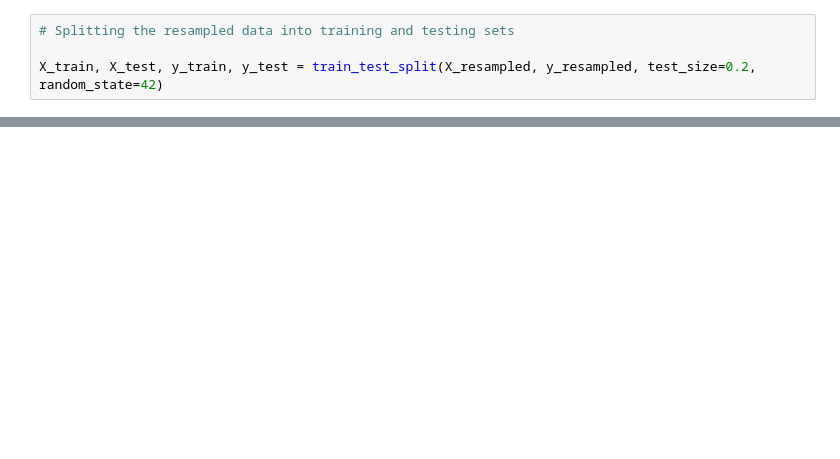
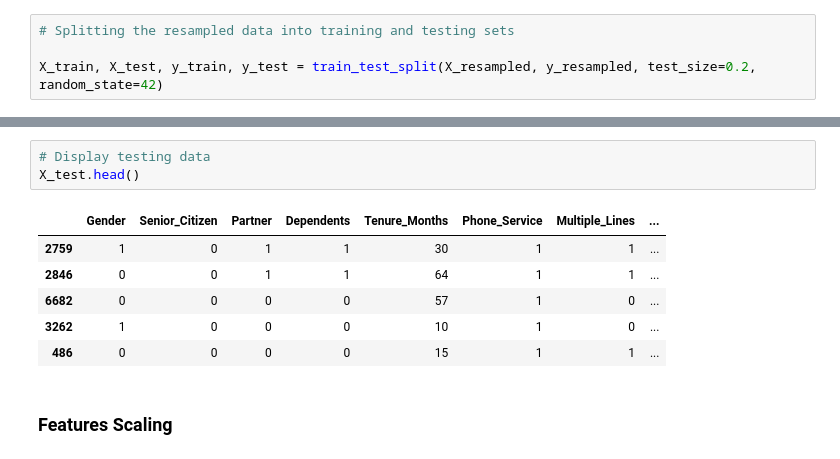
Before and after one commit to Amarquaye009/CUSTOMER-CHURN-ANALYSIS, a Jupyter notebook: Notebooks/main.ipynb, the cells around one changed output, grey strips where cells are left out. Saved outputs shown, nothing was run; the diff lists cells and outputs as text; blank space fills up the shorter version.

```diff
--- a/Notebooks/main.ipynb
+++ b/Notebooks/main.ipynb
@@ -1755,0 +1821,12 @@ X_train, X_test, y_train, y_test = train_test_split(X_resampled, y_resampled, te
+# %%
+# Display testing data
+X_test.head()
+# %% [output]
+|  | Gender | Senior_Citizen | Partner | Dependents | Tenure_Months | Phone_Service | Multiple_Lines | ... |
+| 2759 | 1 | 0 | 1 | 1 | 30 | 1 | 1 | ... |
+| 2846 | 0 | 0 | 1 | 1 | 64 | 1 | 1 | ... |
+| 6682 | 0 | 0 | 0 | 0 | 57 | 1 | 0 | ... |
+| 3262 | 1 | 0 | 0 | 0 | 10 | 1 | 0 | ... |
+| 486 | 0 | 0 | 0 | 0 | 15 | 1 | 1 | ... |
+# %% [markdown]
+### Features Scaling
```
Also changed, not shown: parts of 14 cells of this notebook.
